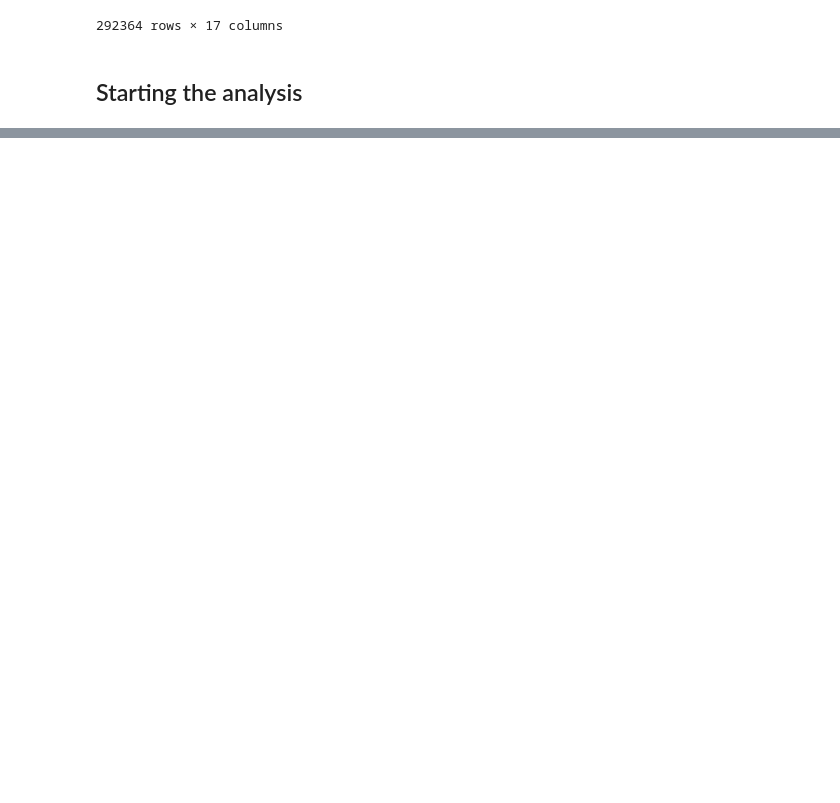
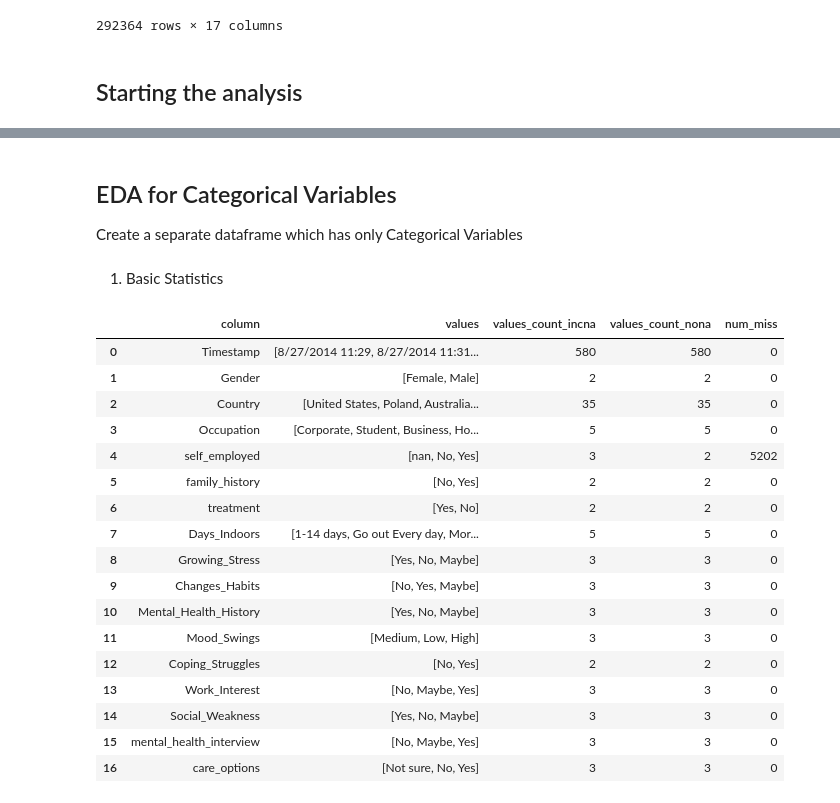
Before and after one commit to celefigs/EDA-milestone-3, a Jupyter notebook: mental health EDAUntitled-1.ipynb, the cells around one changed output, grey strips where cells are left out. Saved outputs shown, nothing was run; the diff lists cells and outputs as text; code cells hidden in the pictures; blank space fills up the shorter version.

```diff
--- a/mental health EDAUntitled-1.ipynb
+++ b/mental health EDAUntitled-1.ipynb
@@ -367,0 +95,39 @@ plt.show()
+# %% [markdown]
+## EDA for Categorical Variables
+
+Create a separate dataframe which has only Categorical Variables
+# %% [markdown]
+1. Basic Statistics
+# %%
+df_cat_stats = pd.DataFrame(columns=['column', 'values', 'values_count_incna', 'values_count_nona', 'num_miss'])
+
+tmp = pd.DataFrame()
+
+for c in df.columns:
+    tmp['column'] = [c]
+    tmp['values'] = [df[c].unique()]
+    tmp['values_count_incna'] = len(list(df[c].unique()))
+    tmp['values_count_nona'] = int(df[c].nunique())
+    tmp['num_miss'] = df[c].isnull().sum()
+    df_cat_stats = pd.concat([df_cat_stats, tmp], ignore_index=True)
+
+df_cat_stats
+# %% [output]
+|  | column | values | values_count_incna | values_count_nona | num_miss |
+| 0 | Timestamp | [8/27/2014 11:29, 8/27/2014 11:31... | 580 | 580 | 0 |
+| 1 | Gender | [Female, Male] | 2 | 2 | 0 |
+| 2 | Country | [United States, Poland, Australia... | 35 | 35 | 0 |
+| 3 | Occupation | [Corporate, Student, Business, Ho... | 5 | 5 | 0 |
+| 4 | self_employed | [nan, No, Yes] | 3 | 2 | 5202 |
+| 5 | family_history | [No, Yes] | 2 | 2 | 0 |
+| 6 | treatment | [Yes, No] | 2 | 2 | 0 |
+| 7 | Days_Indoors | [1-14 days, Go out Every day, Mor... | 5 | 5 | 0 |
+| 8 | Growing_Stress | [Yes, No, Maybe] | 3 | 3 | 0 |
+| 9 | Changes_Habits | [No, Yes, Maybe] | 3 | 3 | 0 |
+| 10 | Mental_Health_History | [Yes, No, Maybe] | 3 | 3 | 0 |
+| 11 | Mood_Swings | [Medium, Low, High] | 3 | 3 | 0 |
+| 12 | Coping_Struggles | [No, Yes] | 2 | 2 | 0 |
+| 13 | Work_Interest | [No, Maybe, Yes] | 3 | 3 | 0 |
+| 14 | Social_Weakness | [Yes, No, Maybe] | 3 | 3 | 0 |
+| 15 | mental_health_interview | [No, Maybe, Yes] | 3 | 3 | 0 |
+| 16 | care_options | [Not sure, No, Yes] | 3 | 3 | 0 |
```
Also changed, not shown: parts of 17 cells of this notebook.
